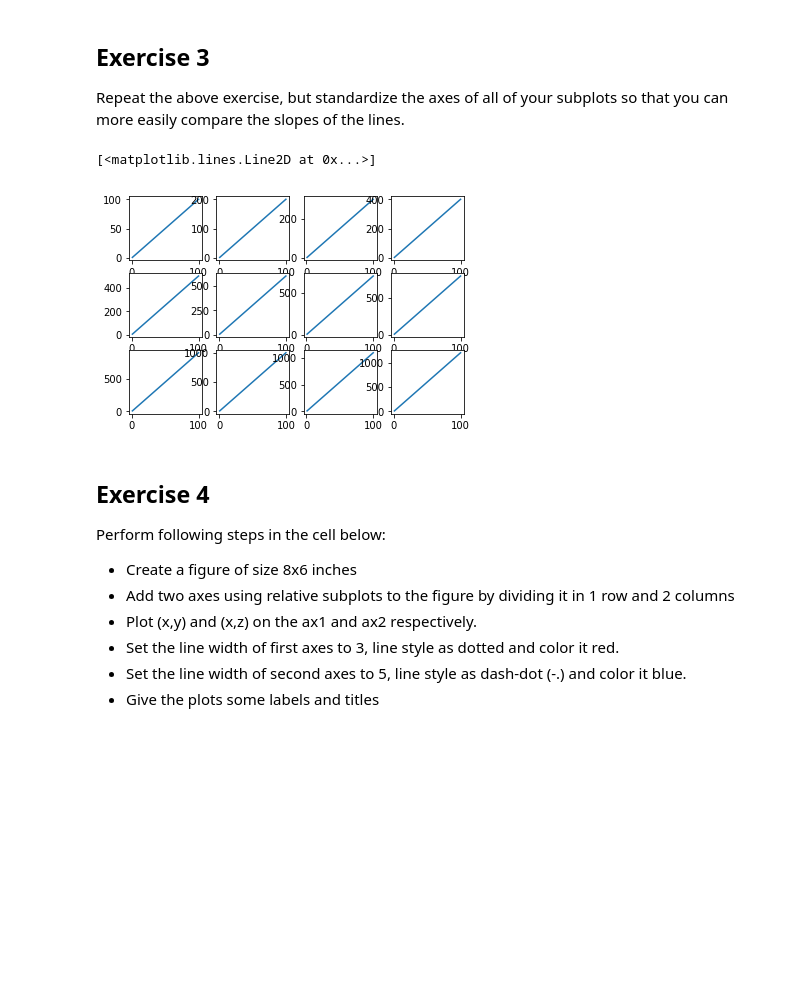
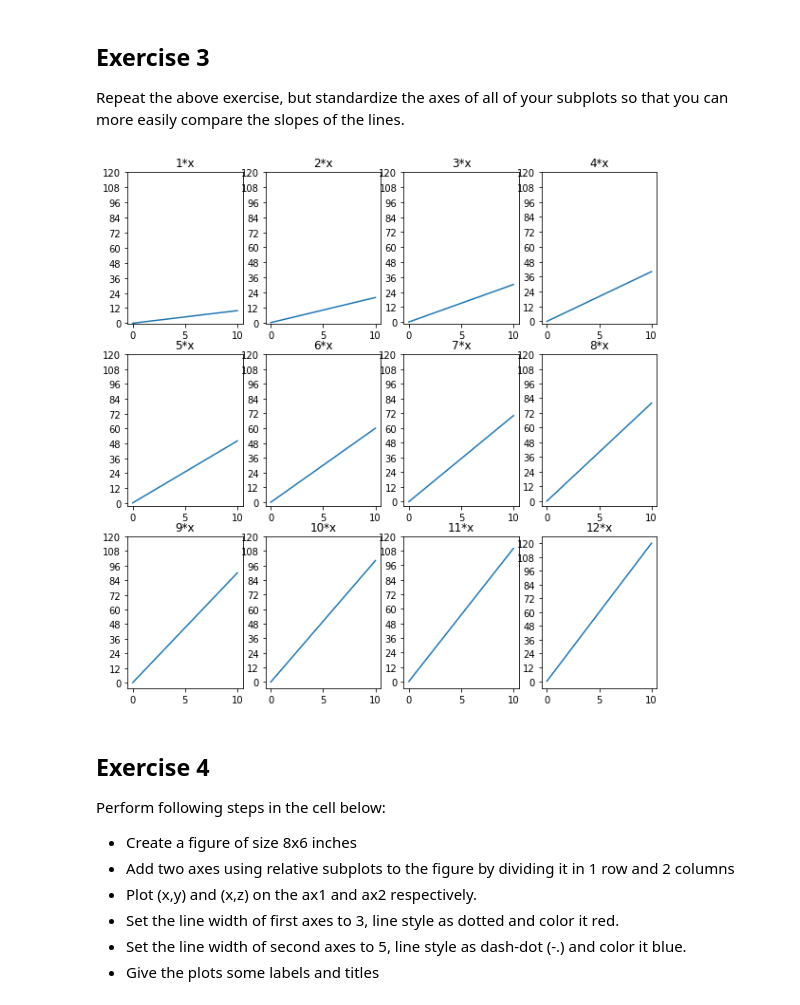
Before and after one commit to TimMango/dsc-more-practice-with-matplotlib-lab-dc-ds-career-042219, a Jupyter notebook: index.ipynb, the cells around one changed output. Drawn from its saved outputs; the diff is of its cells as text; code cells hidden in the pictures; blank space fills up the shorter version.

```diff
--- a/index.ipynb
+++ b/index.ipynb
@@ -109,36 +109,19 @@ ax12.plot(x, 12*x)
 ## Exercise 3
 
 Repeat the above exercise, but standardize the axes of all of your subplots so that you can more easily compare the slopes of the lines.
-# %%
-fig = plt.figure()
-x = np.linspace(1., 100, 1000)
-ax1 = fig.add_subplot(3,4,1)
-ax1.plot(x, x)
-ax2 = fig.add_subplot(3,4,2)
-ax2.plot(x, 2*x)
-ax3 = fig.add_subplot(3,4,3)
-ax3.plot(x, 3*x)
-ax4 = fig.add_subplot(3,4,4)
-ax4.plot(x, 4*x)
-ax5 = fig.add_subplot(3,4,5)
-ax5.plot(x, 5*x)
-ax6 = fig.add_subplot(3,4,6)
-ax6.plot(x, 6*x)
-ax7 = fig.add_subplot(3,4,7)
-ax7.plot(x, 7*x)
-ax8 = fig.add_subplot(3,4,8)
-ax8.plot(x, 8*x)
-ax9 = fig.add_subplot(3,4,9)
-ax9.plot(x, 9*x)
-ax10 = fig.add_subplot(3,4,10)
-ax10.plot(x, 10*x)
-ax11 = fig.add_subplot(3,4,11)
-ax11.plot(x, 11*x)
-ax12 = fig.add_subplot(3,4,12)
-ax12.plot(x, 12*x)
-# %% [output]
-[<matplotlib.lines.Line2D at 0x...>]
-[figure, removed]
+# %%
+fig, axes = plt.subplots(nrows=3, ncols=4, figsize=(10,10))
+x = np.linspace(0,10, 21)
+for i in range(1,13):
+    row = (i-1)//4
+    col = i%4-1
+    ax = axes[row][col]
+    y = [xi*i for xi in x]
+    ax.plot(x, y)
+    ax.set_title('{}*x'.format(i))
+    ax.set_yticks(np.linspace(0,120,11))
+# %% [output]
+[figure, added]
 # %% [markdown]
 ## Exercise 4
 
```
